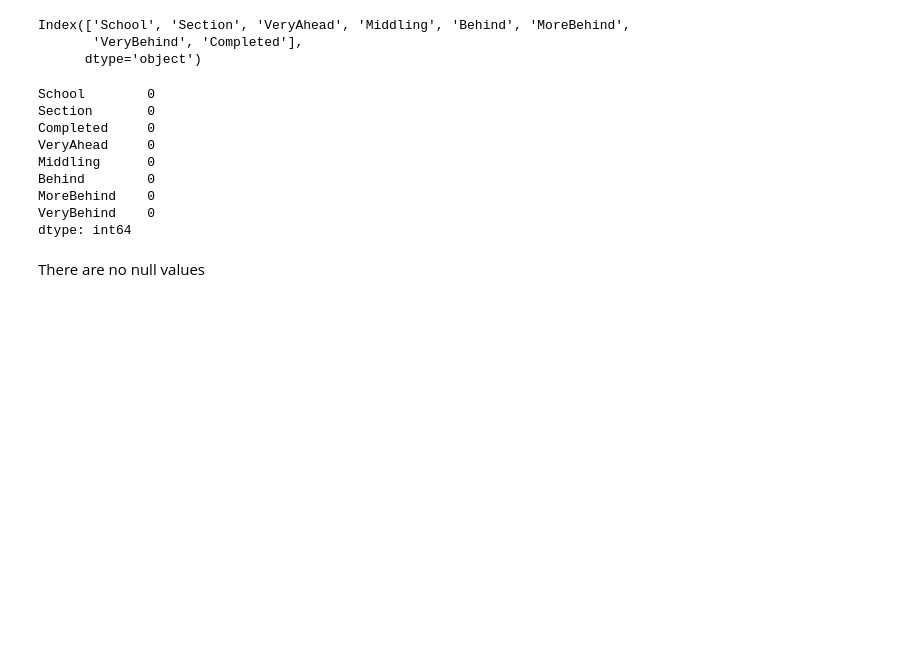
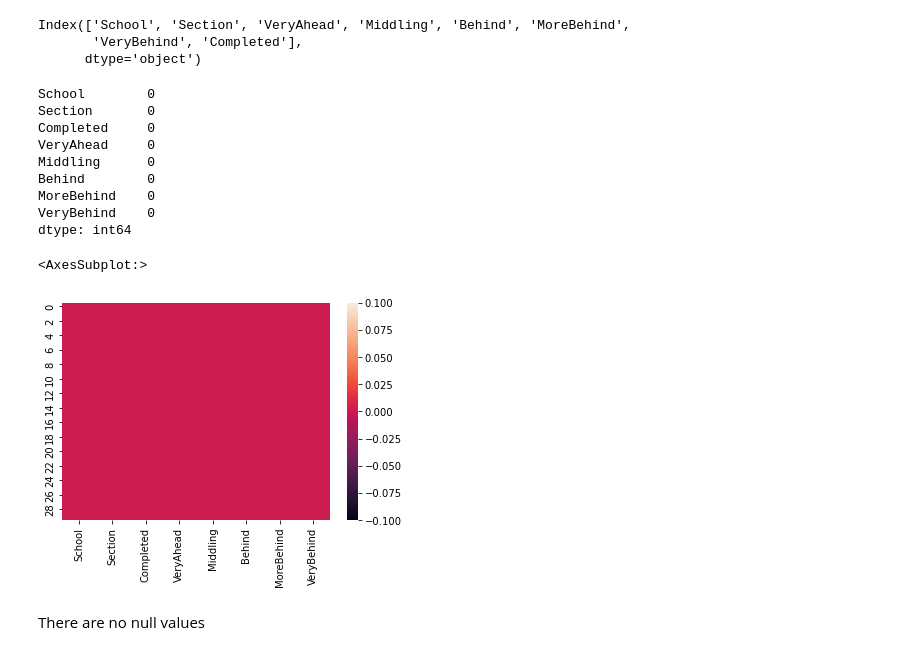
Before and after one commit to chaithrakc/syr_ads_machine_learning, a Jupyter notebook: week02data_preparation/hw02/HW02_DataPreparation.ipynb, the cells around one changed output. Cells and saved outputs as stored; diff of their text form; code cells hidden in the pictures; blank space fills up the shorter version.

```diff
--- a/week02data_preparation/hw02/HW02_DataPreparation.ipynb
+++ b/week02data_preparation/hw02/HW02_DataPreparation.ipynb
@@ -96,6 +98,11 @@ Behind        0
 MoreBehind    0
 VeryBehind    0
 dtype: int64
+# %%
+sns.heatmap(df.isnull(), cbar=True) # no null values in the data hence no bars displayed in the plot
+# %% [output]
+<AxesSubplot:>
+[figure, added]
 # %% [markdown]
 There are no null values
 # %%
```
Also changed, not shown: parts of 3 cells of this notebook, 8 other files.
